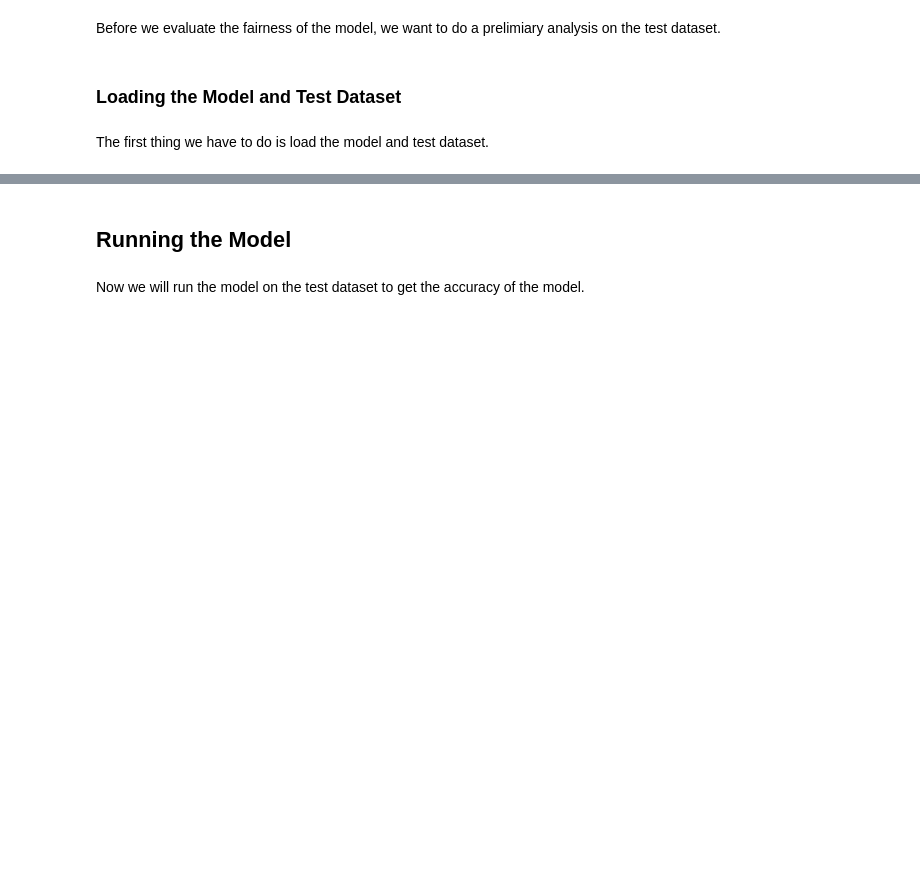
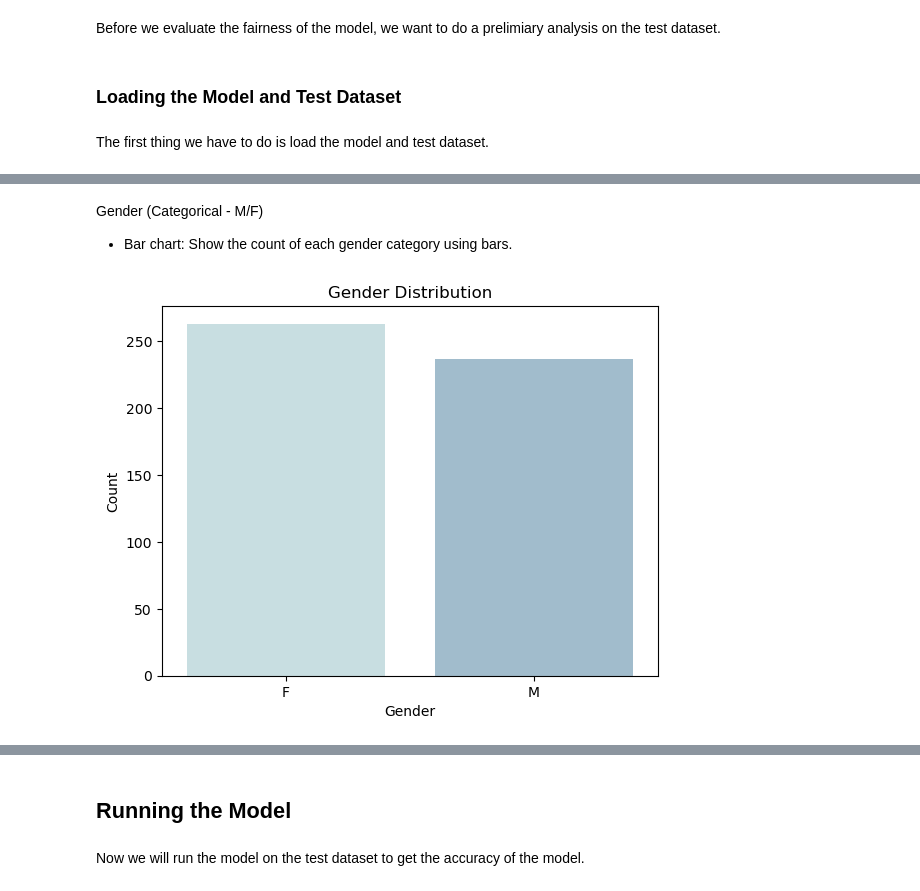
Before and after one commit to CMU-17313Q/fall23-nodebb-just-relax-2, a Jupyter notebook: career-model/model-evaluation.ipynb, the cells around one changed output, grey strips where cells are left out. Drawn from its saved outputs; the diff is of its cells as text; code cells hidden in the pictures; blank space fills up the shorter version.

Commit message:
added plots to notebook for gender, age, major

```diff
--- a/career-model/model-evaluation.ipynb
+++ b/career-model/model-evaluation.ipynb
@@ -173,0 +187,16 @@ Now we want to plot the distribution of the test dataset across all features (ex
+# %% [markdown]
+Gender (Categorical - M/F)
+- Bar chart: Show the count of each gender category using bars.
+# %%
+# Group the data by gender and count the occurrences
+gender_counts = test_df["Gender"].value_counts()
+
+# Create a bar chart
+sns.set_palette(sns.cubehelix_palette(start=.5, rot=-.4))
+sns.barplot(x=gender_counts.index, y=gender_counts.values)
+plt.title("Gender Distribution")
+plt.xlabel("Gender")
+plt.ylabel("Count")
+plt.show()
+# %% [output]
+[figure, added]
```
Also changed, not shown: parts of 16 cells of this notebook.
